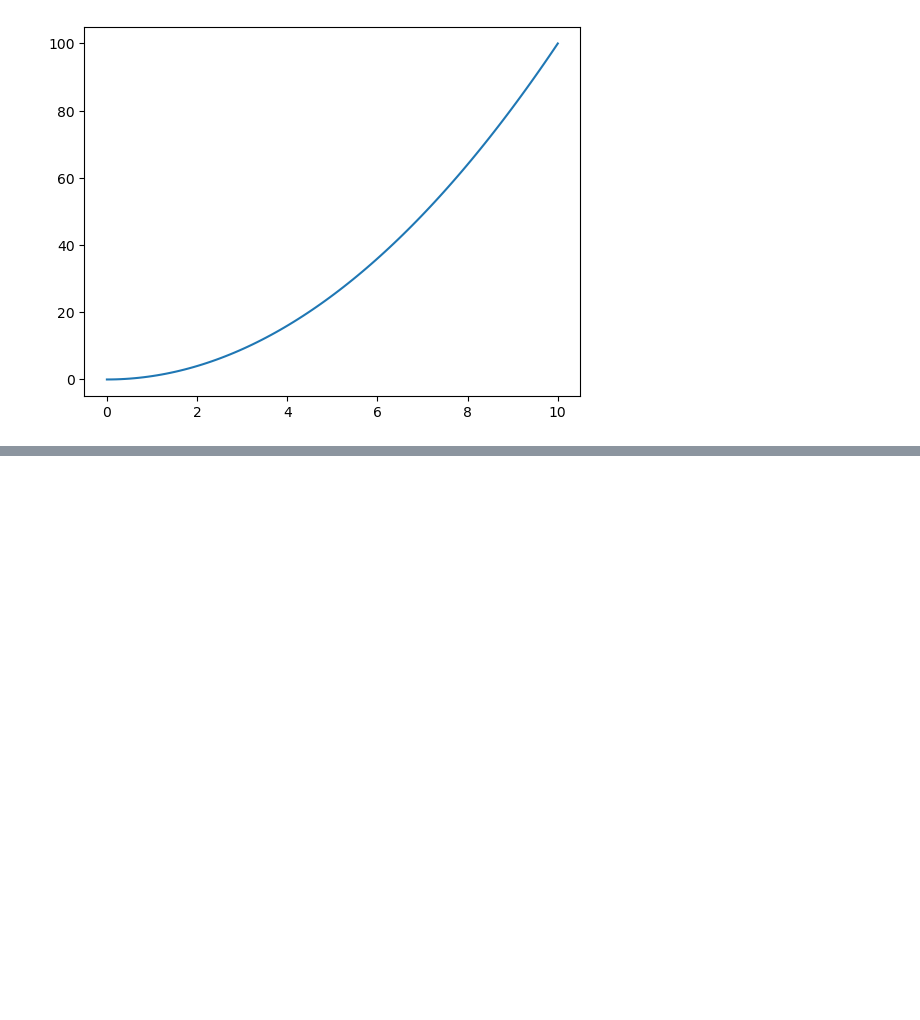
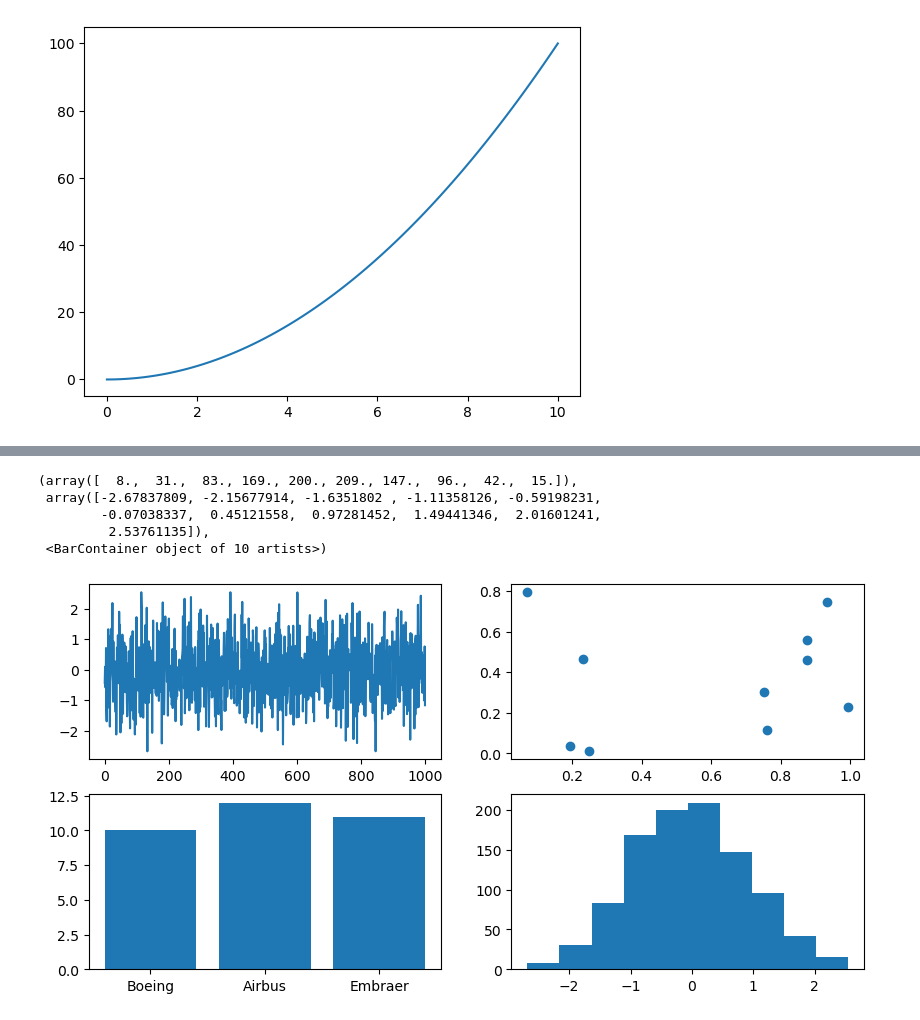
Before and after one commit to CodingSkillBuilder/mlBoost-gettingStart, a Jupyter notebook: Introduction to Matplotlib.ipynb, the cells around one changed output, grey strips where cells are left out. Saved outputs shown, nothing was run; the diff lists cells and outputs as text; code cells hidden in the pictures; blank space fills up the shorter version.

```diff
--- a/Introduction to Matplotlib.ipynb
+++ b/Introduction to Matplotlib.ipynb
@@ -266,0 +299,19 @@ ax.plot(x, x ** 2)
+# %%
+# Master figure here
+fig, ((ax1, ax2), (ax3, ax4)) = plt.subplots(
+    nrows = 2,
+    ncols = 2,
+    figsize = (10, 5)
+)
+
+ax1.plot(x)
+ax2.scatter(np.random.random(10), np.random.random(10))
+ax3.bar(plane_info.keys(), plane_info.values())
+ax4.hist(x)
+# %% [output]
+(array([  8.,  31.,  83., 169., 200., 209., 147.,  96.,  42.,  15.]),
+ array([-2.67837809, -2.15677914, -1.6351802 , -1.11358126, -0.59198231,
+        -0.07038337,  0.45121558,  0.97281452,  1.49441346,  2.01601241,
+         2.53761135]),
+ <BarContainer object of 10 artists>)
+[figure, added]
```
Also changed, not shown: parts of 42 cells of this notebook, 2 other files.
